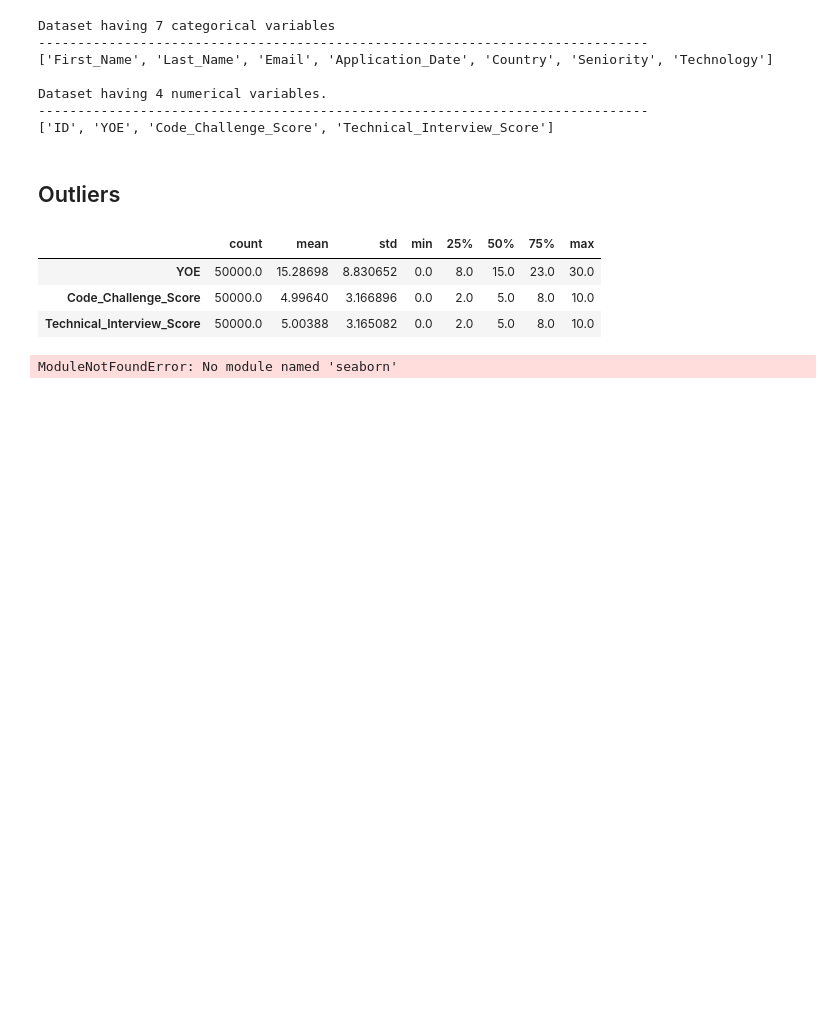
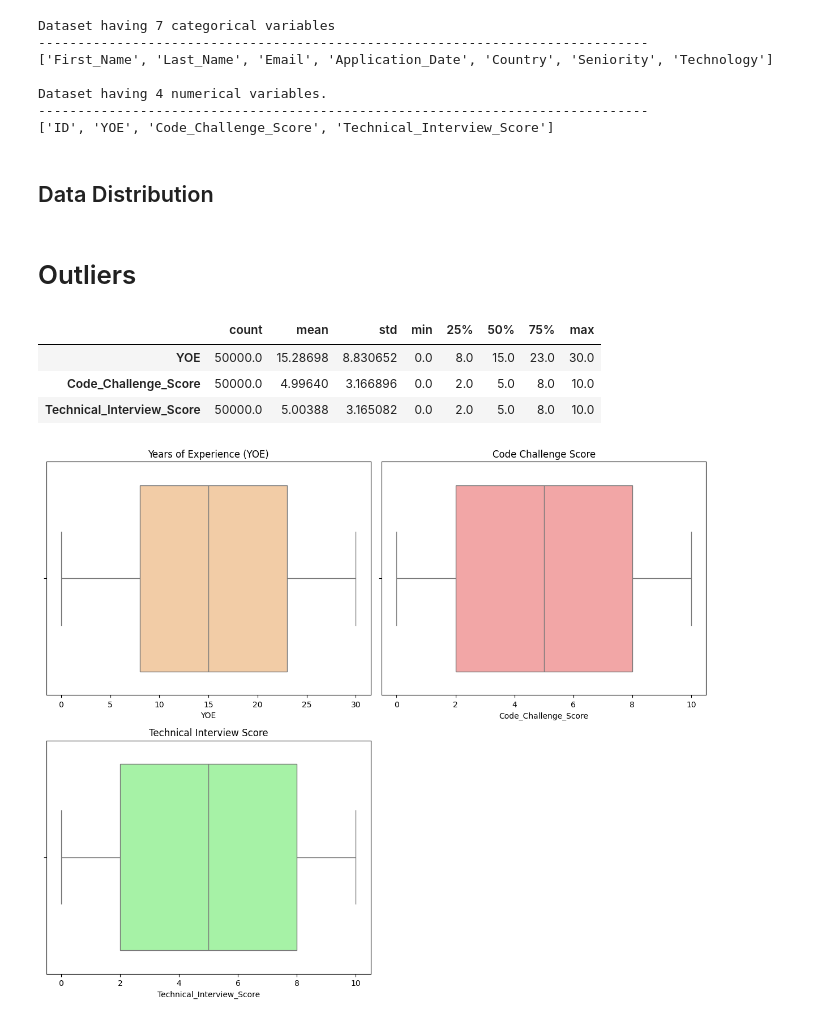
Before and after one commit to caroldvarela/workshop-01, a Jupyter notebook: notebooks/002_EDA.ipynb, the cells around one changed output. Cells and saved outputs as stored; diff of their text form; code cells hidden in the pictures; blank space fills up the shorter version.

Commit message:
EDA data type, data distribution, data correlation and some data patterns

```diff
--- a/notebooks/002_EDA.ipynb
+++ b/notebooks/002_EDA.ipynb
@@ -56,3 +56,5 @@ df.head()
+# %%
+df['Hired'] = ((df['Code_Challenge_Score'] >=7) & (df['Technical_Interview_Score'] >=7)).astype(int)
 # %%
 duplicate_rows_df = df[df.duplicated()]
 print("number of duplicate rows: ", duplicate_rows_df.shape[0])
@@ -99,8 +101,10 @@ Dataset having 7 categorical variables
 Dataset having 4 numerical variables.
 ------------------------------------------------------------------------------
 ['ID', 'YOE', 'Code_Challenge_Score', 'Technical_Interview_Score']
+# %% [markdown]
+## Data Distribution
 # %% [markdown]
-## Outliers
+# Outliers
 # %%
 df = df.drop(columns=['ID'])
 # %%
@@ -113,14 +117,20 @@ df.describe().T
 # %%
 
 fig, axes = plt.subplots(2, 2, figsize=(12, 10))
+
 
 sns.boxplot(ax=axes[0, 0], x=df["YOE"], color='#FFCC99')
 axes[0, 0].set_title('Years of Experience (YOE)')
 
 sns.boxplot(ax=axes[0, 1], x=df["Code_Challenge_Score"], color='#FF9999')
 axes[0, 1].set_title('Code Challenge Score')
 
 sns.boxplot(ax=axes[1, 0], x=df["Technical_Interview_Score"], color='#99FF99')
 axes[1, 0].set_title('Technical Interview Score')
+
+fig.delaxes(axes[1, 1])
+
+plt.tight_layout()
+plt.show()
 # %% [output]
-ModuleNotFoundError: No module named 'seaborn'
+[figure, added]
```
Also changed, not shown: parts of 5 cells of this notebook, 1 other file.
